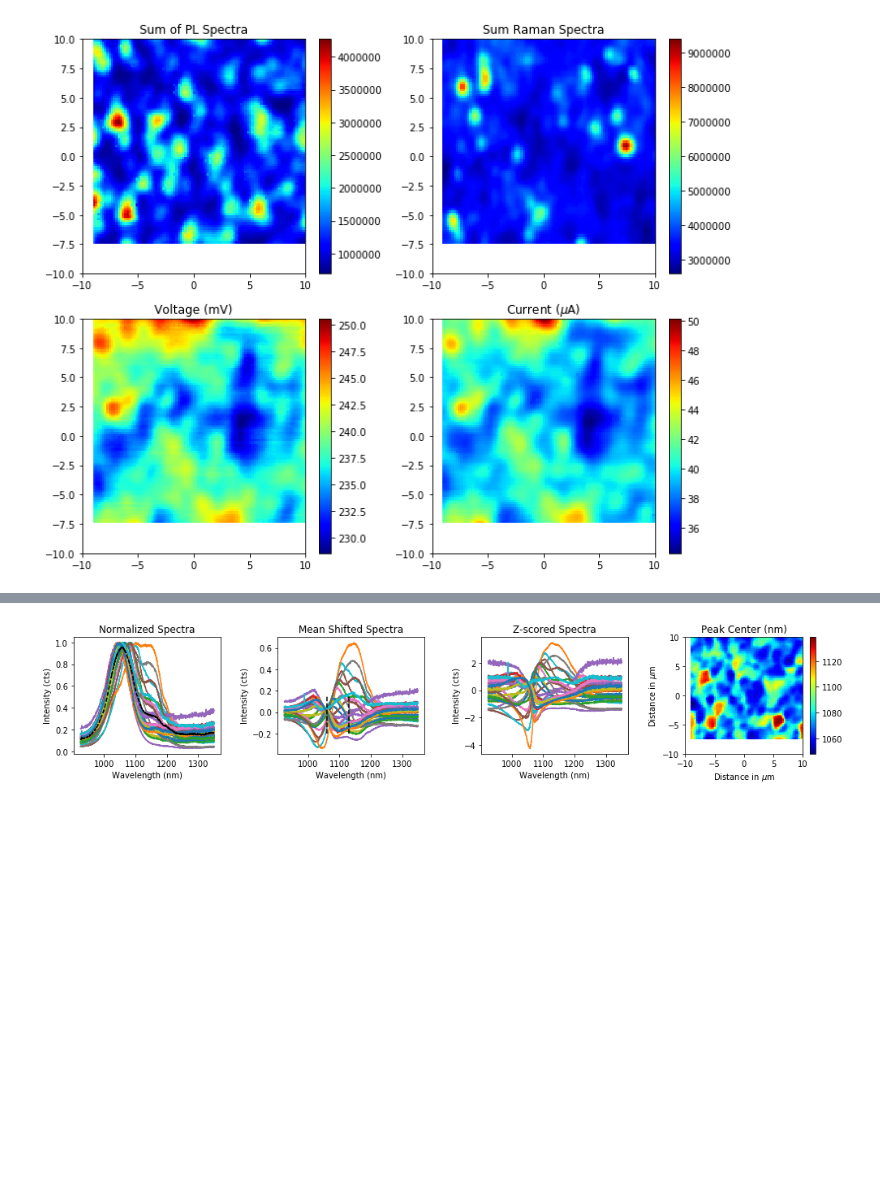
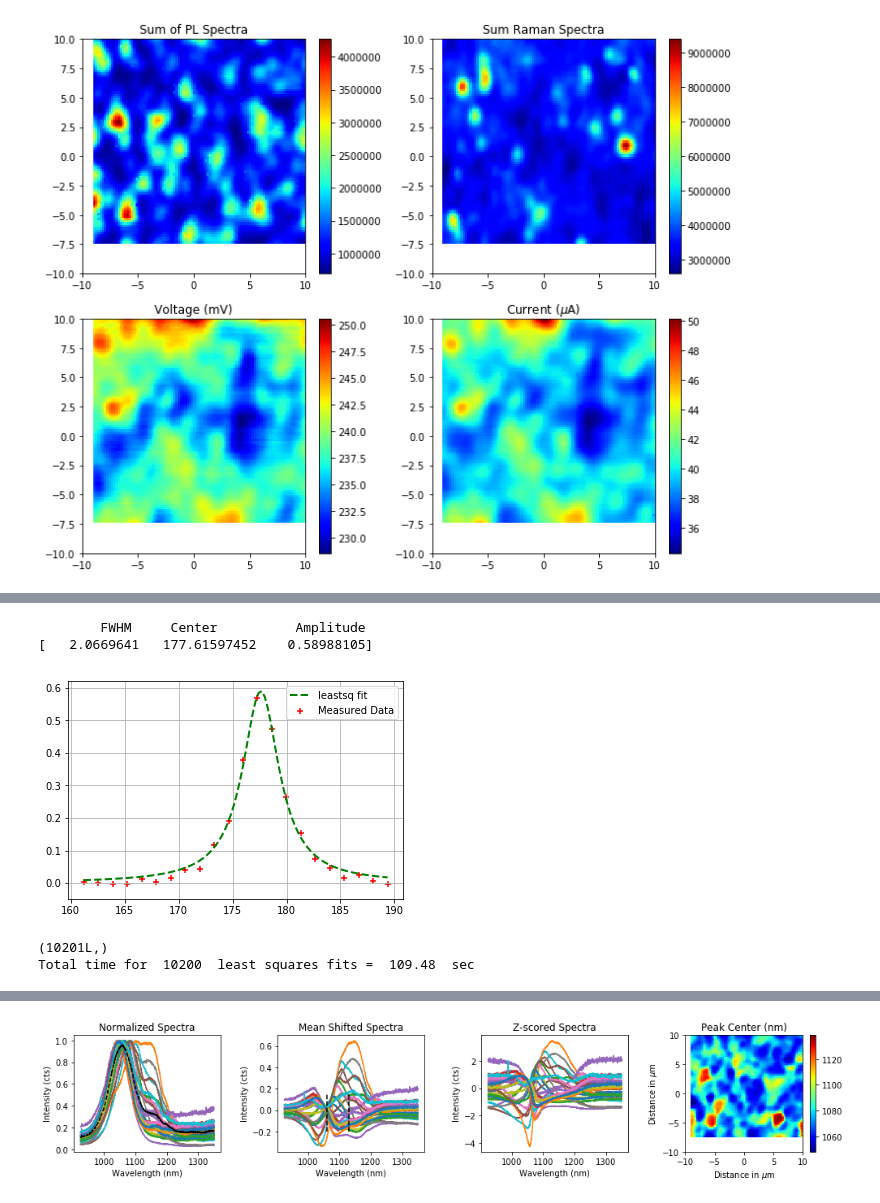
Before and after one commit to bradleyMwest/Renishaw-Reni-Awesome, a Jupyter notebook: Compare Voltage between High Energy PL regions and Low Energy PL regions.ipynb, the cells around one changed output, grey strips where cells are left out. Saved outputs shown, nothing was run; the diff lists cells and outputs as text; code cells hidden in the pictures; blank space fills up the shorter version.

```diff
--- a/Compare Voltage between High Energy PL regions and Low Energy PL regions.ipynb
+++ b/Compare Voltage between High Energy PL regions and Low Energy PL regions.ipynb
@@ -263,0 +340,77 @@ plt.show()
+# %%
+'''
+Fit Raman A1 Mode With Lorenzian
+'''
+#a1_mode = (raman_energy_wavenumber > 160) & (raman_energy_wavenumber < 190)
+selected_mode = a1_mode
+mode_spectra = features[:,selected_mode]
+mode_energy_wavenumber= raman_energy_wavenumber[selected_mode]
+
+x = mode_energy_wavenumber
+y = mode_spectra[5011,:]
+y -= baseline(y,1)
+X = np.linspace(min(x),max(x),100)
+p0 = np.array([1., 175., 1.], dtype=np.double) #Initial guess
+solp, ier = leastsq(errorfunc,
+                    p0,
+                    args=(x,y),
+                    Dfun=None,
+                    full_output=False,
+                    ftol=1e-9,
+                    xtol=1e-9,
+                    maxfev=100000,
+                    epsfcn=1e-10,
+                    factor=0.1)
+solp= np.abs(solp)
+print '\tFWHM \t Center \t Amplitude'
+print solp
+
+plt.scatter(x, y, c='r', marker='+', label='Measured Data')
+plt.plot(X, lorentzian(X,solp), 'g--', linewidth=2, label='leastsq fit')
+
+plt.grid(which='both')
+plt.legend()
+plt.show()
+# %% [output]
+        FWHM     Center          Amplitude
+[   2.0669641   177.61597452    0.58988105]
+[figure, added]
+# %%
+'''
+Loop through all pixels and fit the A1 mode for each and pull out the center, FWHM and AMPLITUDE
+'''
+
+from time import time
+t0 = time()
+mode_FWHM = np.ma.zeros((a1_spectra.shape[0],1)).ravel()
+mode_CENTER = np.ma.zeros((a1_spectra.shape[0],1)).ravel()
+mode_PEAK = np.ma.zeros((a1_spectra.shape[0],1)).ravel()
+
+for i in range(a1_spectra.shape[0]):
+    x = a1_energy_wavenumber
+    y = a1_spectra[i,:]
+    if all(y.mask) == True:
+        continue
+    y -= baseline(y,1)
+    p0 = np.array([1., 175., 1.], dtype=np.double) #Initial guess
+    solp, ier = leastsq(errorfunc,
+                        p0,
+                        args=(x,y),
+                        Dfun=None,
+                        full_output=False,
+                        ftol=1e-9,
+                        xtol=1e-9,
+                        maxfev=100000,
+                        epsfcn=1e-10,
+                        factor=0.1)
+    solp = np.abs(solp)
+    mode_FWHM[i] = solp[0]
+    mode_CENTER[i] = solp[1]
+    mode_PEAK[i] = solp[2]
+print 'Total time for ', i, ' least squares fits = ', round(time()-t0,2),' sec'
+mode_CENTER[mode_CENTER==0] = np.ma.masked
+mode_FWHM[mode_FWHM==0] = np.ma.masked
+mode_PEAK[mode_PEAK==0] = np.ma.masked
+# %% [output]
+(10201L,)
+Total time for  10200  least squares fits =  109.48  sec
```
Also changed, not shown: parts of 11 cells of this notebook.
